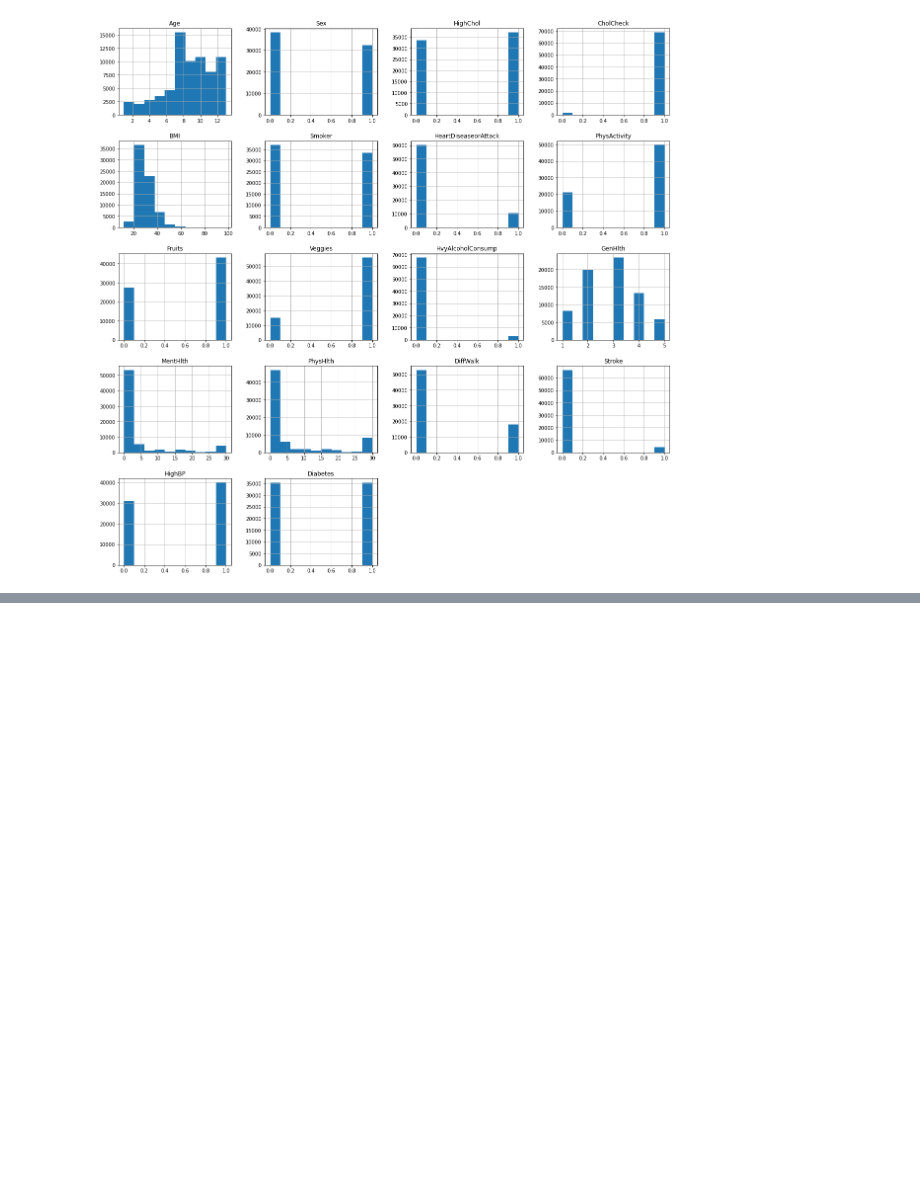
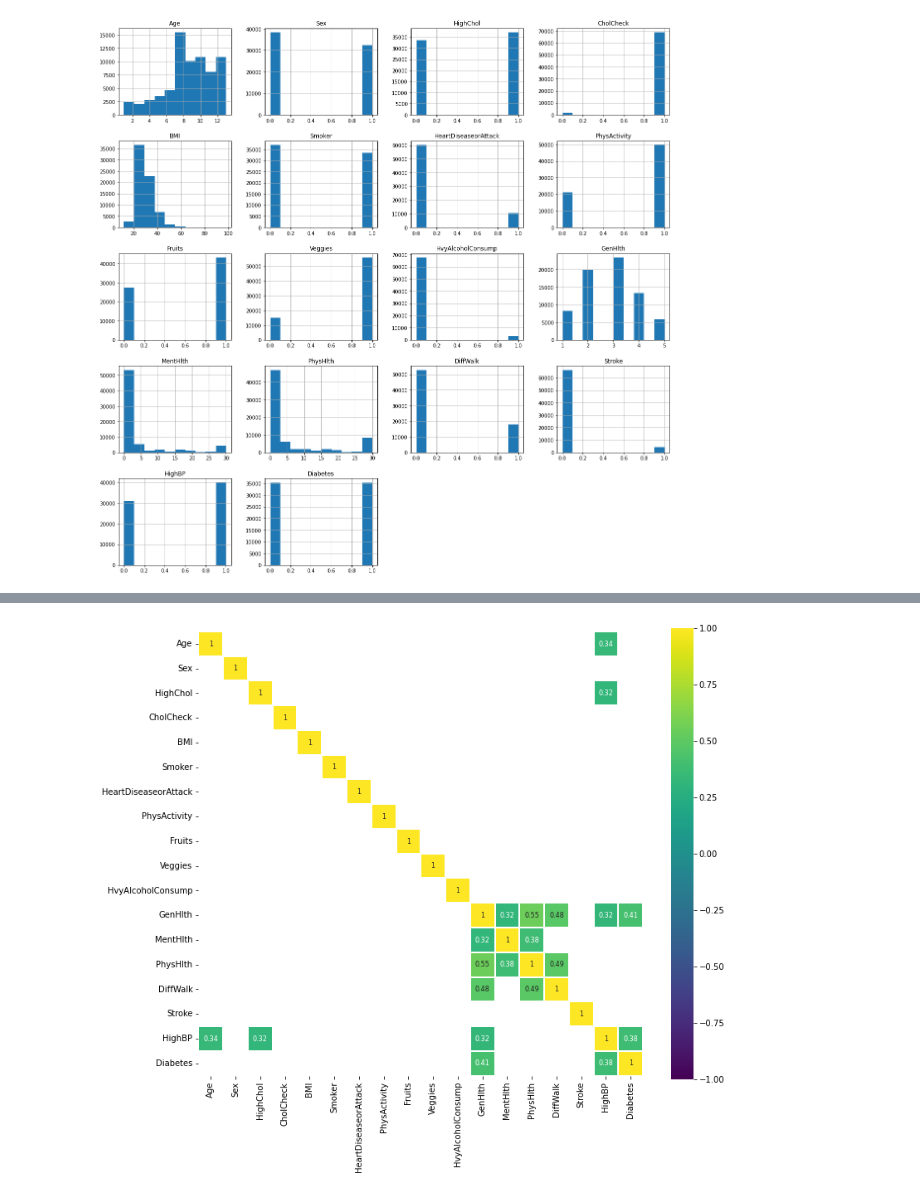
Before and after one commit to MiguelFids/Capstone_Project, a Jupyter notebook: Exploration.ipynb, the cells around one changed output, grey strips where cells are left out. Saved outputs shown, nothing was run; the diff lists cells and outputs as text; code cells hidden in the pictures; blank space fills up the shorter version.

Commit message:
Added Julia's heatmap

```diff
--- a/Exploration.ipynb
+++ b/Exploration.ipynb
@@ -308,3 +308,12 @@ corr_df
 | Stroke | 0.123879 | 0.003822 | 0.099786 | 0.022529 | 0.022931 | 0.064658 | 0.223394 | -0.079985 | -0.008996 | ... |
 | HighBP | 0.338132 | 0.040819 | 0.316515 | 0.103283 | 0.241019 | 0.087438 | 0.210750 | -0.136102 | -0.040852 | ... |
 | Diabetes | 0.278738 | 0.044413 | 0.289213 | 0.115382 | 0.293373 | 0.085999 | 0.211523 | -0.158666 | -0.054077 | ... |
+# %%
+import seaborn as sb
+corr = df.corr()
+plt.figure(figsize=(12, 10))
+
+sb.heatmap(corr[(corr >= 0.3) | (corr <= -0.3)], cmap='viridis', vmax=1.0, vmin=-1.0, linewidths=0.1,annot=True,
+            annot_kws={"size": 8}, square=True);
+# %% [output]
+[figure, added]
```
Also changed, not shown: parts of 1 cell of this notebook.
